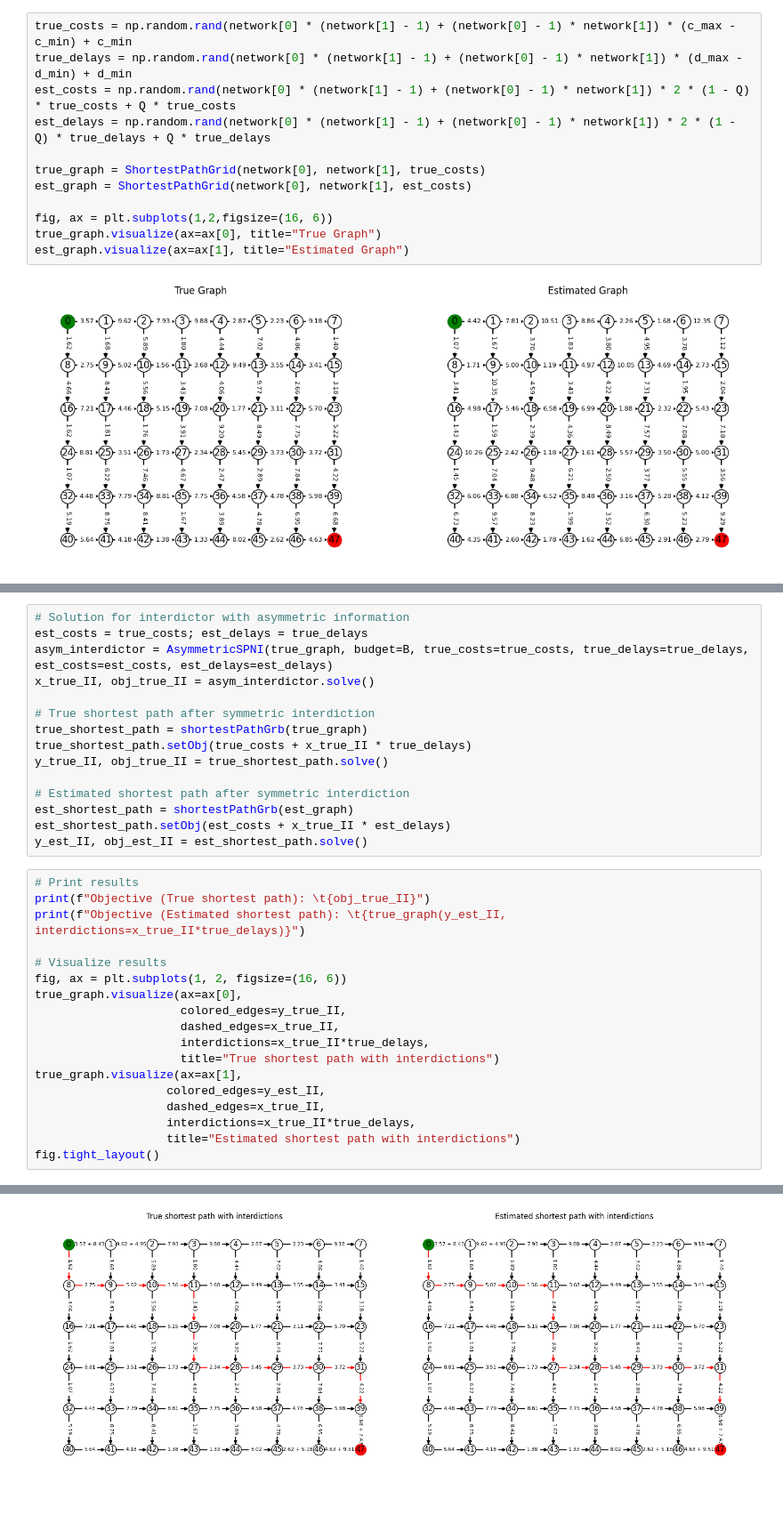
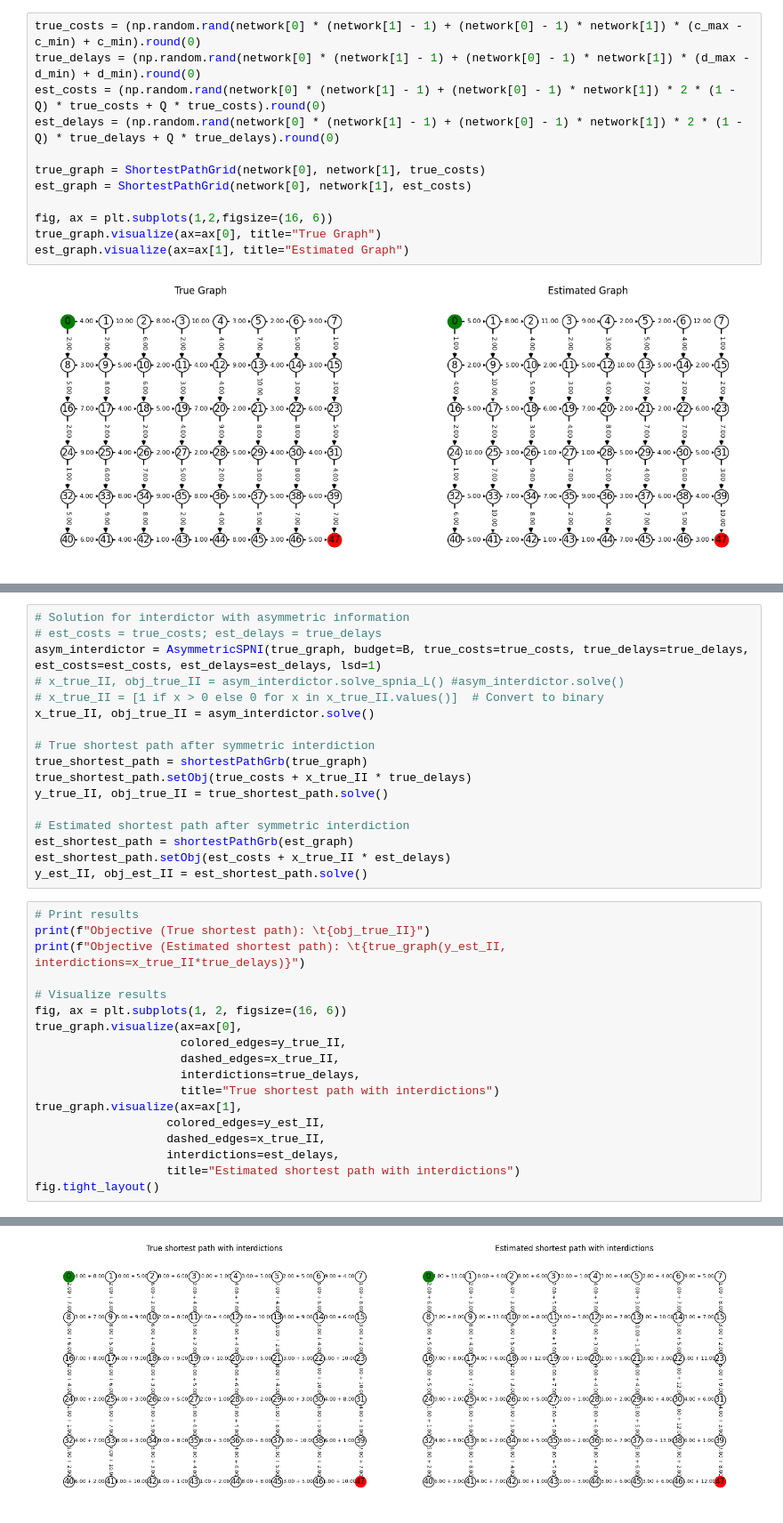
Before and after one commit to lucahart/DFL-for-Shortest-Path-Network-Interdiction, a Jupyter notebook: src/Notebooks/Bayrak08.ipynb, the cells around one changed output, grey strips where cells are left out. Shown at 89% size. Saved outputs shown, nothing was run; the diff lists cells and outputs as text.

```diff
--- a/src/Notebooks/Bayrak08.ipynb
+++ b/src/Notebooks/Bayrak08.ipynb
@@ -26,10 +26,10 @@ Q = Q[0]
 B = B[0]
 network = networks[0]
 # %%
-true_costs = np.random.rand(network[0] * (network[1] - 1) + (network[0] - 1) * network[1]) * (c_max - c_min) + c_min
-true_delays = np.random.rand(network[0] * (network[1] - 1) + (network[0] - 1) * network[1]) * (d_max - d_min) + d_min
-est_costs = np.random.rand(network[0] * (network[1] - 1) + (network[0] - 1) * network[1]) * 2 * (1 - Q) * true_costs + Q * true_costs
-est_delays = np.random.rand(network[0] * (network[1] - 1) + (network[0] - 1) * network[1]) * 2 * (1 - Q) * true_delays + Q * true_delays
+true_costs = (np.random.rand(network[0] * (network[1] - 1) + (network[0] - 1) * network[1]) * (c_max - c_min) + c_min).round(0)
+true_delays = (np.random.rand(network[0] * (network[1] - 1) + (network[0] - 1) * network[1]) * (d_max - d_min) + d_min).round(0)
+est_costs = (np.random.rand(network[0] * (network[1] - 1) + (network[0] - 1) * network[1]) * 2 * (1 - Q) * true_costs + Q * true_costs).round(0)
+est_delays = (np.random.rand(network[0] * (network[1] - 1) + (network[0] - 1) * network[1]) * 2 * (1 - Q) * true_delays + Q * true_delays).round(0)
 
 true_graph = ShortestPathGrid(network[0], network[1], true_costs)
 est_graph = ShortestPathGrid(network[0], network[1], est_costs)
@@ -90,7 +88,9 @@ Objective (Estimated shortest path):    62.38239240545985
 # %%
 # Solution for interdictor with asymmetric information
-est_costs = true_costs; est_delays = true_delays
-asym_interdictor = AsymmetricSPNI(true_graph, budget=B, true_costs=true_costs, true_delays=true_delays, est_costs=est_costs, est_delays=est_delays)
+# est_costs = true_costs; est_delays = true_delays
+asym_interdictor = AsymmetricSPNI(true_graph, budget=B, true_costs=true_costs, true_delays=true_delays, est_costs=est_costs, est_delays=est_delays, lsd=1)
+# x_true_II, obj_true_II = asym_interdictor.solve_spnia_L() #asym_interdictor.solve()
+# x_true_II = [1 if x > 0 else 0 for x in x_true_II.values()]  # Convert to binary
 x_true_II, obj_true_II = asym_interdictor.solve()
 
 # True shortest path after symmetric interdiction
@@ -112,12 +112,12 @@ fig, ax = plt.subplots(1, 2, figsize=(16, 6))
 true_graph.visualize(ax=ax[0],
                      colored_edges=y_true_II,
                      dashed_edges=x_true_II,
-                     interdictions=x_true_II*true_delays,
+                     interdictions=true_delays,
                      title="True shortest path with interdictions")
 true_graph.visualize(ax=ax[1],
                    colored_edges=y_est_II,
                    dashed_edges=x_true_II,
-                   interdictions=x_true_II*true_delays,
+                   interdictions=est_delays,
                    title="Estimated shortest path with interdictions")
 fig.tight_layout()
 # %% [output]
@@ -126 +126 @@ Objective (Estimated shortest path):    51.89681460346331
-[figure, old version]
+[figure, new version]
```
Also changed, not shown: parts of 4 cells of this notebook.
